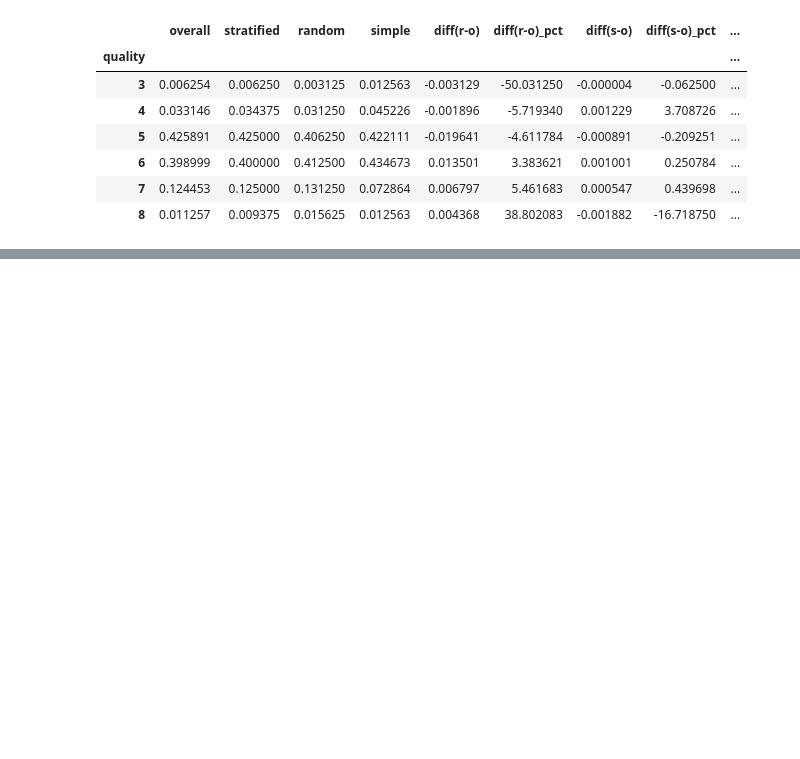
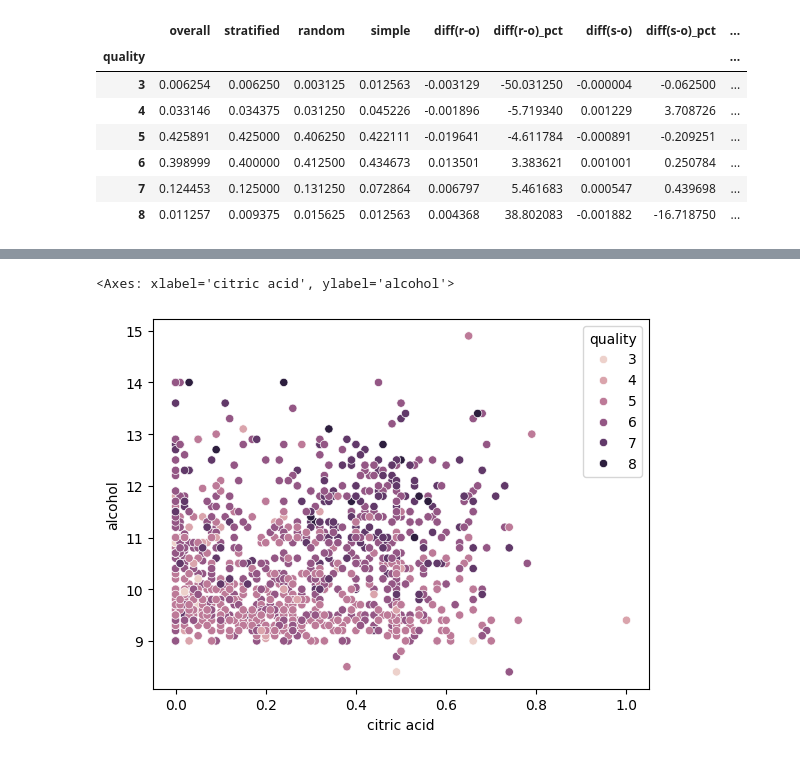
Before and after one commit to plearning2001/bordeaux-wine, a Jupyter notebook: ml-wine-quality.ipynb, the cells around one changed output, grey strips where cells are left out. Cells and saved outputs as stored; diff of their text form; code cells hidden in the pictures; blank space fills up the shorter version.

```diff
--- a/ml-wine-quality.ipynb
+++ b/ml-wine-quality.ipynb
@@ -379,0 +391,5 @@ dist_comparison
+# %%
+sns.scatterplot(x='citric acid', y='alcohol', hue='quality', data=exploration_set)
+# %% [output]
+<Axes: xlabel='citric acid', ylabel='alcohol'>
+[figure, added]
```
Also changed, not shown: parts of 66 cells of this notebook.
